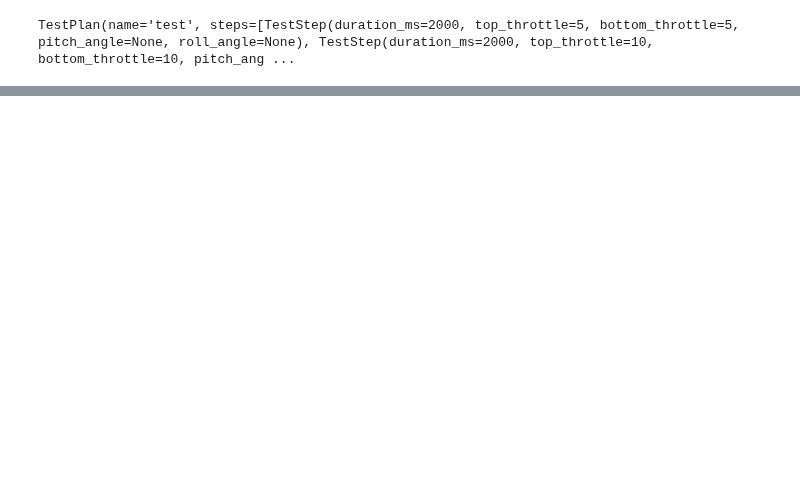
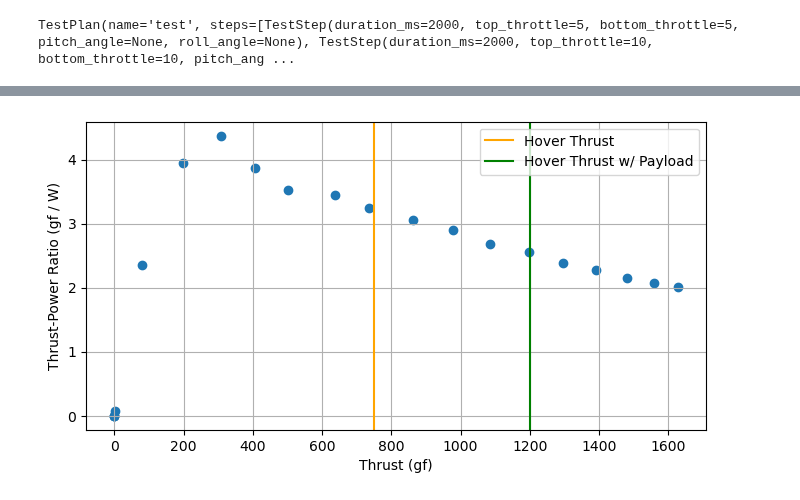
Before and after one commit to gtaharaedmonds/coaxial-drone, a Jupyter notebook: thrust_jig/test_runner/experiment_template.ipynb, the cells around one changed output, grey strips where cells are left out. Drawn from its saved outputs; the diff is of its cells as text; code cells hidden in the pictures; blank space fills up the shorter version.

```diff
--- a/thrust_jig/test_runner/experiment_template.ipynb
+++ b/thrust_jig/test_runner/experiment_template.ipynb
@@ -132,0 +127,12 @@ plt.plot(power_filtered, power_filtered * m + b)
+# %%
+plt.figure(figsize=(8, 4))
+plt.xlabel('Thrust (gf)')
+plt.ylabel('Thrust-Power Ratio (gf / W)')
+plt.axvline(hover_thrust_g, color='orange', label='Hover Thrust')
+plt.axvline(payload_thrust_g, color='g', label='Hover Thrust w/ Payload')
+plt.scatter(thrust_mean_g, thrust_mean_g / batt_power_mean)
+plt.grid()
+plt.legend()
+plt.show()
+# %% [output]
+[figure, added]
```
Also changed, not shown: parts of 26 cells of this notebook, 1 other file.
